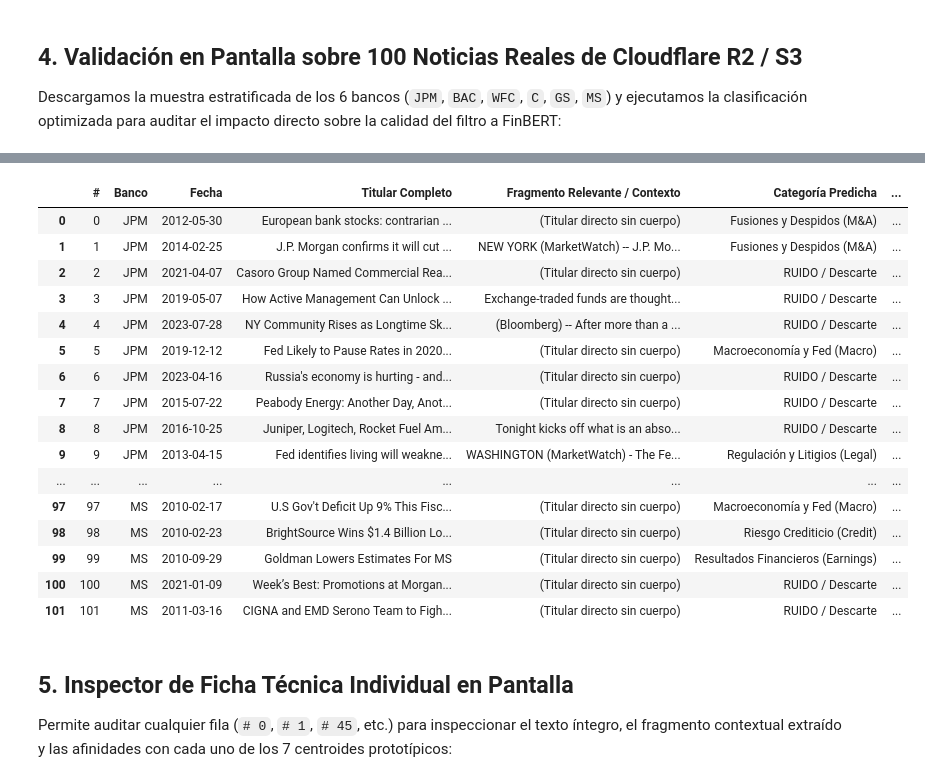
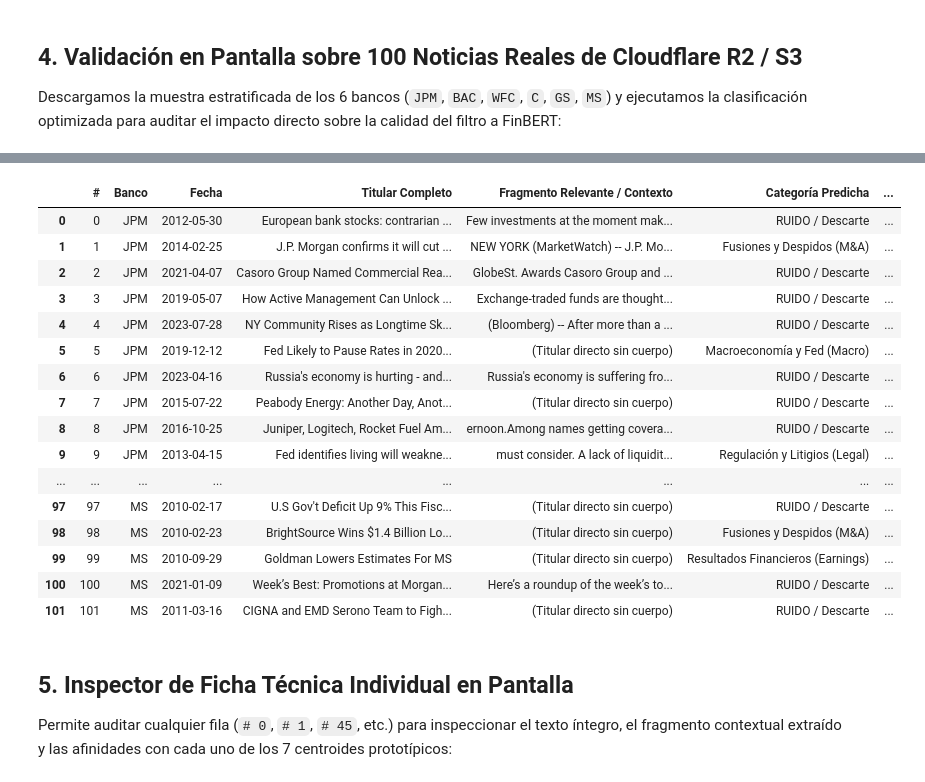
Before and after one commit to ArturoCarrilloJimenez/TFM-Master, a Jupyter notebook: src/notebooks/zero_shot_classification_pilot.ipynb, the cells around one changed output, grey strips where cells are left out. Saved outputs shown, nothing was run; the diff lists cells and outputs as text; code cells hidden in the pictures.

Commit message:
fix(categorizador): reducir falsos positivos en la capa Silver (analista, competidor, 13F, titulares huérfanos)

```diff
--- a/src/notebooks/zero_shot_classification_pilot.ipynb
+++ b/src/notebooks/zero_shot_classification_pilot.ipynb
@@ -334,28 +262,44 @@ print("[OK] Funciones generalistas v8 listas (Frontera de Palabra \b + Saliencia
 
 Descargamos la muestra estratificada de los 6 bancos (`JPM`, `BAC`, `WFC`, `C`, `GS`, `MS`) y ejecutamos la clasificación optimizada para auditar el impacto directo sobre la calidad del filtro a FinBERT:
 # %%
-async def descargar_100_noticias_s3(por_banco: int = 17) -> pd.DataFrame:
-    """Descarga noticias reales estratificadas de S3/R2 con su texto y artículo completo."""
-    repo = get_storage_repository()
-    key = "raw/huggingface/multisource_bancos_2010_2023.parquet"
-    print(f"[S3] Conectando al Data Lake ({repo.bucket_name})...")
-    data = await repo.get(key)
-    await repo.close()
+async def descargar_100_noticias_s3(por_banco: int = 17, random_state: int | None = 42) -> pd.DataFrame:
+    """
+    Descarga noticias reales estratificadas de S3/R2 con fallback directo a caché local del Data Lake.
+    Permite modificar 'random_state' (o pasar None) para extraer muestras aleatorias frescas.
+    """
+    local_path = PROJECT_ROOT / "src" / "data" / "multisource_bancos_2010_2023.parquet"
+    if local_path.exists():
+        print(f"[Data Lake] Cargando dataset desde caché local [{local_path.name}]...")
+        table = pq.read_table(
+            local_path,
+            columns=["ticker", "date", "title", "article", "text", "ticker_count", "is_multisubject"],
+        )
+        df = table.to_pandas()
+    else:
+        repo = get_storage_repository()
+        key = "raw/huggingface/multisource_bancos_2010_2023.parquet"
+        print(f"[S3] Conectando al Data Lake ({repo.bucket_name})...")
+        data = await repo.get(key)
+        await repo.close()
+        table = pq.read_table(
+            io.BytesIO(data),
+            columns=["ticker", "date", "title", "article", "text", "ticker_count", "is_multisubject"],
+        )
+        df = table.to_pandas()
 
-    table = pq.read_table(io.BytesIO(data), columns=["ticker", "date", "title", "article", "text"])
-    df = table.to_pandas()
     print(f"[OK] Data Lake cargado ({len(df):,} noticias disponibles).")
 
     bancos = ["JPM", "BAC", "WFC", "C", "GS", "MS"]
     muestras = []
     for b in bancos:
         sub = df[df["ticker"] == b]
-        muestras.append(sub.sample(min(por_banco, len(sub)), random_state=42))
+        muestras.append(sub.sample(min(por_banco, len(sub)), random_state=random_state))
 
     df_total = pd.concat(muestras).reset_index(drop=True)
     return df_total
 
-df_100_s3 = asyncio.run(descargar_100_noticias_s3(por_banco=17))
+# Descargar muestra (random_state=42 reproduce los 102 casos testigo de auditoría; pasar None para muestra aleatoria pura)
+df_100_s3 = asyncio.run(descargar_100_noticias_s3(por_banco=17, random_state=42))
 print(f"[OK] Total noticias descargadas para validación completa: {len(df_100_s3)}\n")
 
 # Configurar visualización legible sin cortes
@@ -363,7 +307,7 @@ pd.set_option("display.max_rows", 150)
 pd.set_option("display.max_colwidth", None)
 pd.set_option("display.width", None)
 
-print("Evaluando con la Arquitectura Generalista (Saliencia de Entidad + Umbral Adaptativo)...\n")
+print("Evaluando con la Arquitectura Generalista v9 (Mitigación Total de Falsos Positivos)...\n")
 t_inicio_100 = time.time()
 filas_pantalla = []
 
@@ -371,7 +315,13 @@ for idx, row in df_100_s3.iterrows():
     titular = str(row["title"]).strip()
     cuerpo = resolver_cuerpo_noticia(row, titular)
 
-    res = clasificar_noticia_generica(titular, cuerpo, row["ticker"])
+    res = clasificar_noticia_generica(
+        titular,
+        cuerpo,
+        row["ticker"],
+        ticker_count=row.get("ticker_count", 1),
+        is_multisubject=row.get("is_multisubject", False),
+    )
     fragmento = extraer_fragmento_relevante(titular, cuerpo, row["ticker"], max_chars=180)
 
     filas_pantalla.append({
@@ -383,7 +333,7 @@ for idx, row in df_100_s3.iterrows():
         "Categoría Predicha": res["categoria"],
         "Conf. Prototipo": res["confianza"],
         "Vía de Inferencia": res["via"],
-        "¿Pasa a FinBERT?": res["pasa_finbert"]
+        "¿Pasa a FinBERT?": res["pasa_finbert"],
     })
 
 df_tabla_100 = pd.DataFrame(filas_pantalla)
@@ -418,21 +368,21 @@ Opinión Analista / Tercero     2
 Name: count, dtype: int64
 ==================================================
 |  | # | Banco | Fecha | Titular Completo | Fragmento Relevante / Contexto | Categoría Predicha | ... |
-| 0 | 0 | JPM | 2012-05-30 | European bank stocks: contrarian ... | (Titular directo sin cuerpo) | Fusiones y Despidos (M&A) | ... |
+| 0 | 0 | JPM | 2012-05-30 | European bank stocks: contrarian ... | Few investments at the moment mak... | RUIDO / Descarte | ... |
 | 1 | 1 | JPM | 2014-02-25 | J.P. Morgan confirms it will cut ... | NEW YORK (MarketWatch) -- J.P. Mo... | Fusiones y Despidos (M&A) | ... |
-| 2 | 2 | JPM | 2021-04-07 | Casoro Group Named Commercial Rea... | (Titular directo sin cuerpo) | RUIDO / Descarte | ... |
+| 2 | 2 | JPM | 2021-04-07 | Casoro Group Named Commercial Rea... | GlobeSt. Awards Casoro Group and ... | RUIDO / Descarte | ... |
 | 3 | 3 | JPM | 2019-05-07 | How Active Management Can Unlock ... | Exchange-traded funds are thought... | RUIDO / Descarte | ... |
 | 4 | 4 | JPM | 2023-07-28 | NY Community Rises as Longtime Sk... | (Bloomberg) -- After more than a ... | RUIDO / Descarte | ... |
 | 5 | 5 | JPM | 2019-12-12 | Fed Likely to Pause Rates in 2020... | (Titular directo sin cuerpo) | Macroeconomía y Fed (Macro) | ... |
-| 6 | 6 | JPM | 2023-04-16 | Russia's economy is hurting - and... | (Titular directo sin cuerpo) | RUIDO / Descarte | ... |
+| 6 | 6 | JPM | 2023-04-16 | Russia's economy is hurting - and... | Russia's economy is suffering fro... | RUIDO / Descarte | ... |
 | 7 | 7 | JPM | 2015-07-22 | Peabody Energy: Another Day, Anot... | (Titular directo sin cuerpo) | RUIDO / Descarte | ... |
-| 8 | 8 | JPM | 2016-10-25 | Juniper, Logitech, Rocket Fuel Am... | Tonight kicks off what is an abso... | RUIDO / Descarte | ... |
-| 9 | 9 | JPM | 2013-04-15 | Fed identifies living will weakne... | WASHINGTON (MarketWatch) - The Fe... | Regulación y Litigios (Legal) | ... |
+| 8 | 8 | JPM | 2016-10-25 | Juniper, Logitech, Rocket Fuel Am... | ernoon.Among names getting covera... | RUIDO / Descarte | ... |
+| 9 | 9 | JPM | 2013-04-15 | Fed identifies living will weakne... | must consider. A lack of liquidit... | Regulación y Litigios (Legal) | ... |
 | ... | ... | ... | ... | ... | ... | ... | ... |
-| 97 | 97 | MS | 2010-02-17 | U.S Gov't Deficit Up 9% This Fisc... | (Titular directo sin cuerpo) | Macroeconomía y Fed (Macro) | ... |
-| 98 | 98 | MS | 2010-02-23 | BrightSource Wins $1.4 Billion Lo... | (Titular directo sin cuerpo) | Riesgo Crediticio (Credit) | ... |
+| 97 | 97 | MS | 2010-02-17 | U.S Gov't Deficit Up 9% This Fisc... | (Titular directo sin cuerpo) | RUIDO / Descarte | ... |
+| 98 | 98 | MS | 2010-02-23 | BrightSource Wins $1.4 Billion Lo... | (Titular directo sin cuerpo) | Fusiones y Despidos (M&A) | ... |
 | 99 | 99 | MS | 2010-09-29 | Goldman Lowers Estimates For MS | (Titular directo sin cuerpo) | Resultados Financieros (Earnings) | ... |
-| 100 | 100 | MS | 2021-01-09 | Week’s Best: Promotions at Morgan... | (Titular directo sin cuerpo) | RUIDO / Descarte | ... |
+| 100 | 100 | MS | 2021-01-09 | Week’s Best: Promotions at Morgan... | Here’s a roundup of the week’s to... | RUIDO / Descarte | ... |
 | 101 | 101 | MS | 2011-03-16 | CIGNA and EMD Serono Team to Figh... | (Titular directo sin cuerpo) | RUIDO / Descarte | ... |
 # %% [markdown]
 ## 5. Inspector de Ficha Técnica Individual en Pantalla
```
Also changed, not shown: parts of 5 cells of this notebook, 3 other files.
